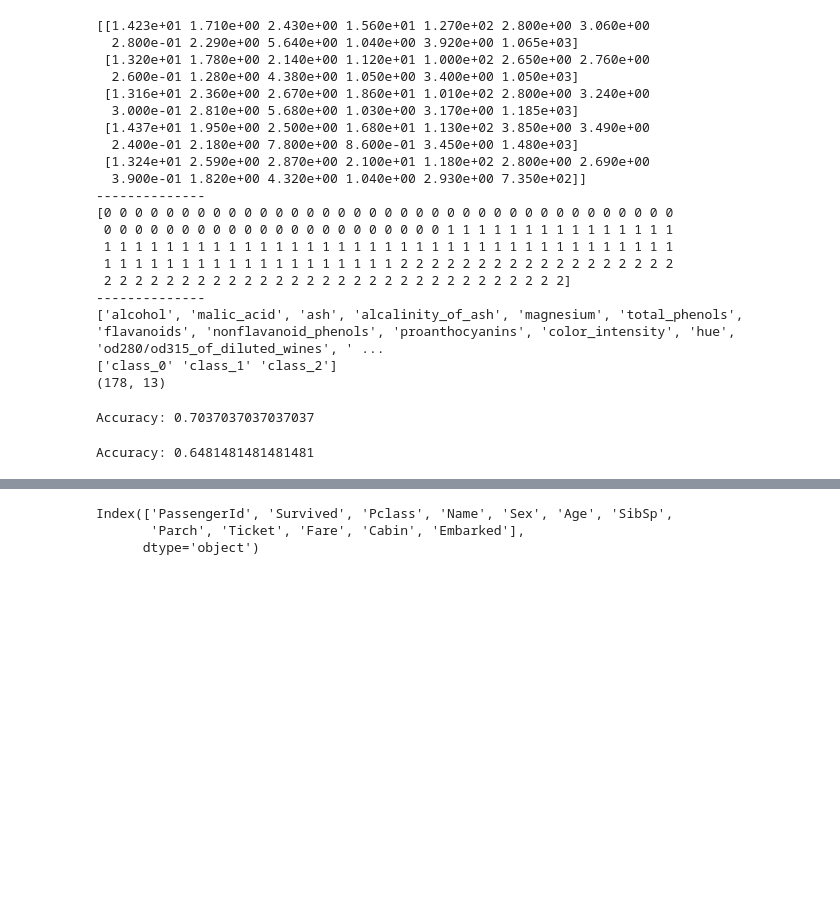
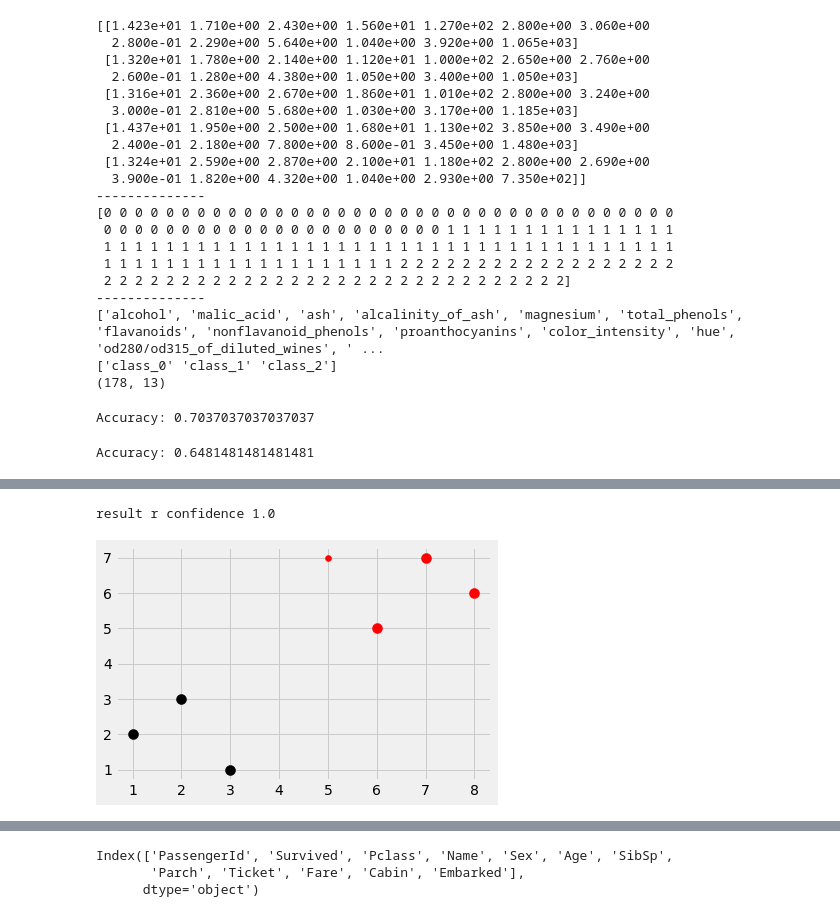
Before and after one commit to xiaolancara/MachineLearning, a Jupyter notebook: SL-ML Supervised.ipynb, the cells around one changed output, grey strips where cells are left out. Cells and saved outputs as stored; diff of their text form; code cells hidden in the pictures; blank space fills up the shorter version.

```diff
--- a/SL-ML Supervised.ipynb
+++ b/SL-ML Supervised.ipynb
@@ -393,0 +562,42 @@ Accuracy: 0.6481481481481481
+# %%
+style.use('fivethirtyeight')
+# plot1 = [1,3]
+# plot2 = [2,5]
+
+# euclidean_distance = math.sqrt((plot1[0]-plot2[0])**2 + (plot1[1]-plot2[1])**2)
+# print(euclidean_distance)
+
+dataset = {'k': [[1,2],[2,3],[3,1]], 'r':[[6,5],[7,7,],[8,6]]}
+new_features = [5,7]
+
+
+def k_nearest_neighbors(data, predict, k = 3):
+    #print(len(data))
+    if len(data) >= k:
+        warings.warn('K is set to a value less than total voting groups!')
+
+    distances = []
+    for group in data:
+        #print('group',group)
+        for features in data[group]:
+            #print('features',features)
+            euclidean_distance = np.linalg.norm(np.array(features)-np.array(predict))
+            distances.append([euclidean_distance,group])
+    #print('distances',distances)
+    votes = [i[1] for i in sorted(distances)[:k]]# like append if only use one row
+    #print('votes',votes)
+    #print('confidence: ',Counter(votes).most_common(1)[0][1]/k)
+    vote_result = Counter(votes).most_common(1)[0][0]
+    confidence = Counter(votes).most_common(1)[0][1] / k
+
+    #print(vote_result, confidence)
+    return vote_result, confidence
+result,confidence = k_nearest_neighbors(dataset, new_features, k =3)
+print('result',result, 'confidence', confidence)
+
+[[plt.scatter(ii[0],ii[1],s = 100, color = i) for ii in dataset[i]] for i in dataset]
+plt.scatter(new_features[0],new_features[1],color = result )
+plt.show()
+# %% [output]
+result r confidence 1.0
+[figure, added]
```
Also changed, not shown: parts of 19 cells of this notebook.
